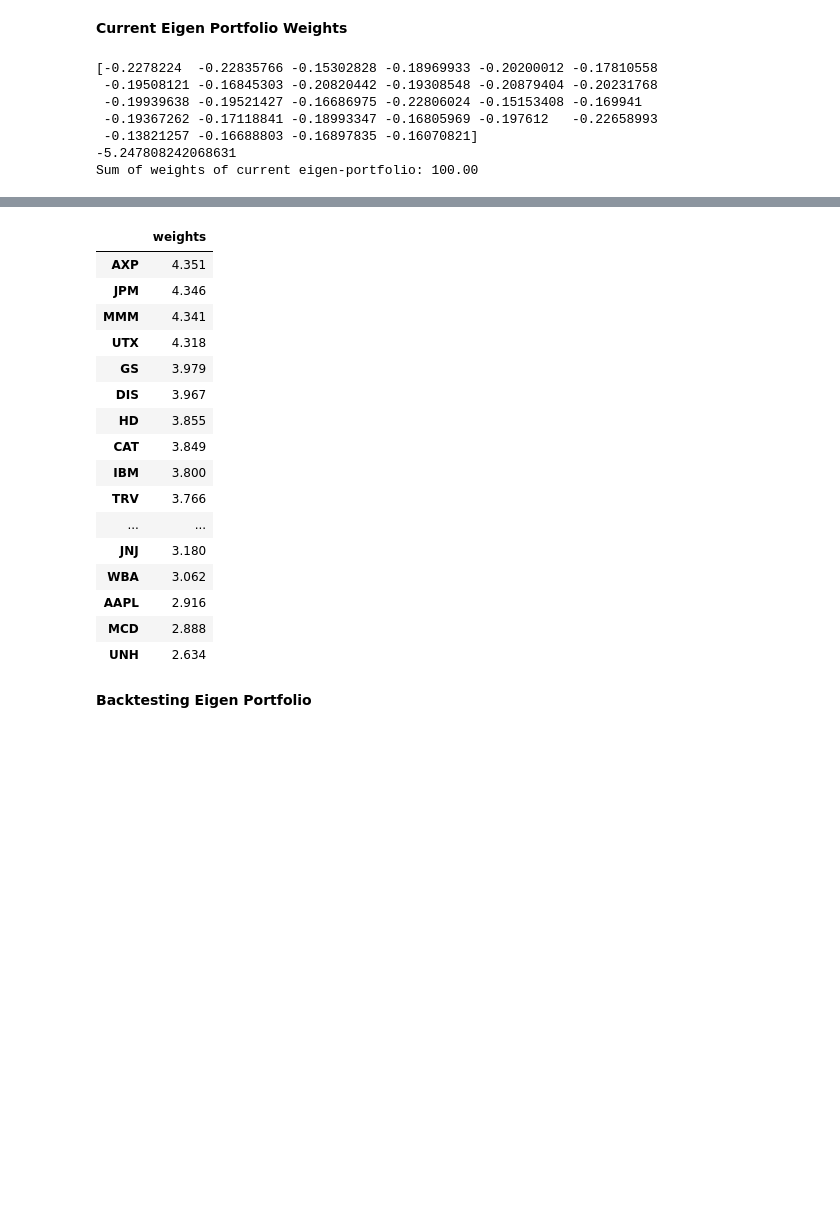
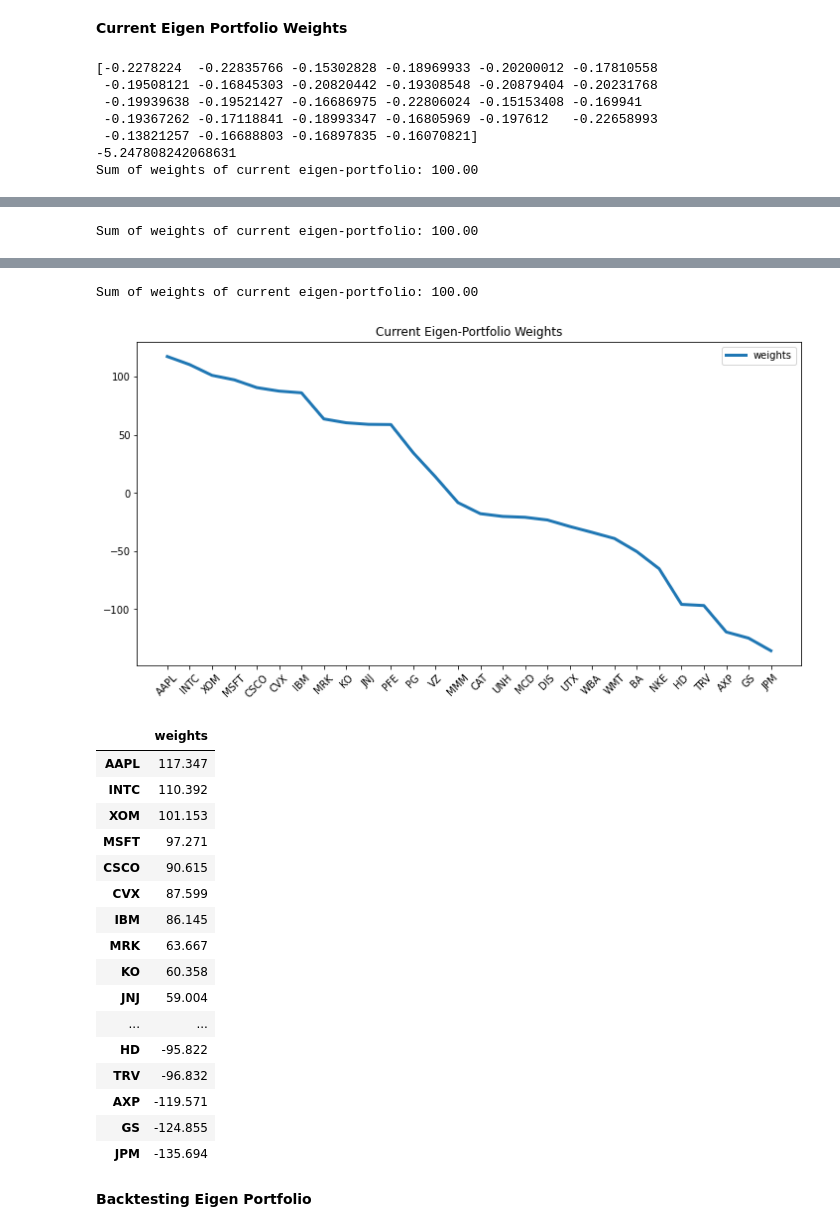
Before and after one commit to nixonwidjaja/ML-Finance, a Jupyter notebook: EigenPortfolio.ipynb, the cells around one changed output, grey strips where cells are left out. Drawn from its saved outputs; the diff is of its cells as text; code cells hidden in the pictures; blank space fills up the shorter version.

```diff
--- a/EigenPortfolio.ipynb
+++ b/EigenPortfolio.ipynb
@@ -245,3 +245,19 @@ def sharpe_ratio(df, days_per_year=252):
     annualized_sharpe = annualized_return / annualized_vol
 
     return (annualized_return, annualized_vol, annualized_sharpe)
+# %%
+n_portfolios = len(pca.components_)
+annualized_ret = np.array([0.] * n_portfolios)
+sharpe_metric = np.array([0.] * n_portfolios)
+annualized_vol = np.array([0.] * n_portfolios)
+highest_sharpe = 0
+stock_tickers = rescaledDataset.columns.values
+n_tickers = len(stock_tickers)
+pcs = pca.components_
+pc_w = pcs[0]/sum(pcs[0])
+pc_w.squeeze()*100
+eigen_port = pd.DataFrame(data ={'weights': pc_w.squeeze()*100}, index = stock_tickers)
+eigen_port.sort_values(by=['weights'], ascending=False, inplace=True)
+eigen_port_returns = np.dot(X_train_raw.loc[:, eigen_port.index], pc_w)
+eigen_port_returns = pd.Series(eigen_port_returns.squeeze(), index=X_train_raw.index)
+eigen_port_returns
@@ -340,6 +374,8 @@ def plotEigen(weights, plot=False, portfolio=portfolio):
 
 # Weights are stored in arrays, where 0 is the first PC's weights.
 plotEigen(weights[0], plot=True)
+plotEigen(weights[1], plot=True)
+plotEigen(weights[3], plot=True)
 # %% [output]
 [-0.2278224  -0.22835766 -0.15302828 -0.18969933 -0.20200012 -0.17810558
  -0.19508121 -0.16845303 -0.20820442 -0.19308548 -0.20879404 -0.20231768
@@ -349,3 +385,4 @@ plotEigen(weights[0], plot=True)
 -5.247808242068631
 Sum of weights of current eigen-portfolio: 100.00
 [figure]
+Sum of weights of current eigen-portfolio: 100.00
@@ -352,20 +390,22 @@ Sum of weights of current eigen-portfolio: 100.00
+Sum of weights of current eigen-portfolio: 100.00
+[figure, added]
 |  | weights |
-| AXP | 4.351 |
-| JPM | 4.346 |
-| MMM | 4.341 |
-| UTX | 4.318 |
-| GS | 3.979 |
-| DIS | 3.967 |
-| HD | 3.855 |
-| CAT | 3.849 |
-| IBM | 3.800 |
-| TRV | 3.766 |
+| AAPL | 117.347 |
+| INTC | 110.392 |
+| XOM | 101.153 |
+| MSFT | 97.271 |
+| CSCO | 90.615 |
+| CVX | 87.599 |
+| IBM | 86.145 |
+| MRK | 63.667 |
+| KO | 60.358 |
+| JNJ | 59.004 |
 | ... | ... |
-| JNJ | 3.180 |
-| WBA | 3.062 |
-| AAPL | 2.916 |
-| MCD | 2.888 |
-| UNH | 2.634 |
+| HD | -95.822 |
+| TRV | -96.832 |
+| AXP | -119.571 |
+| GS | -124.855 |
+| JPM | -135.694 |
 # %% [markdown]
 **Backtesting Eigen Portfolio**
 # %%
```
Also changed, not shown: parts of 4 cells of this notebook.
